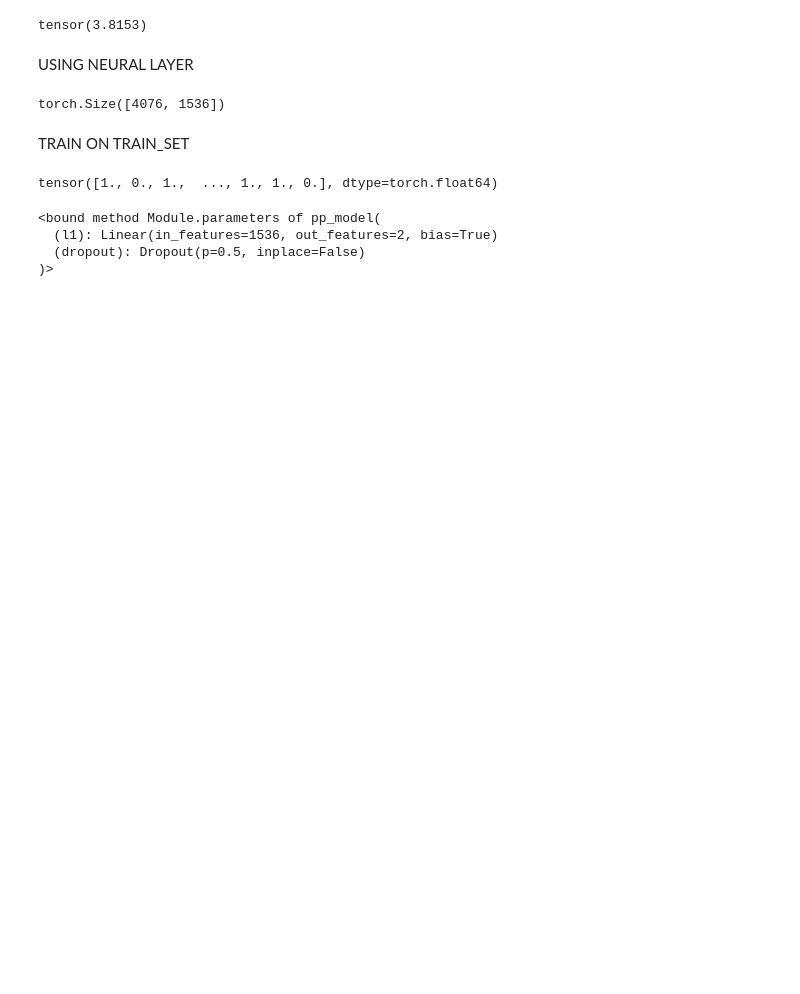
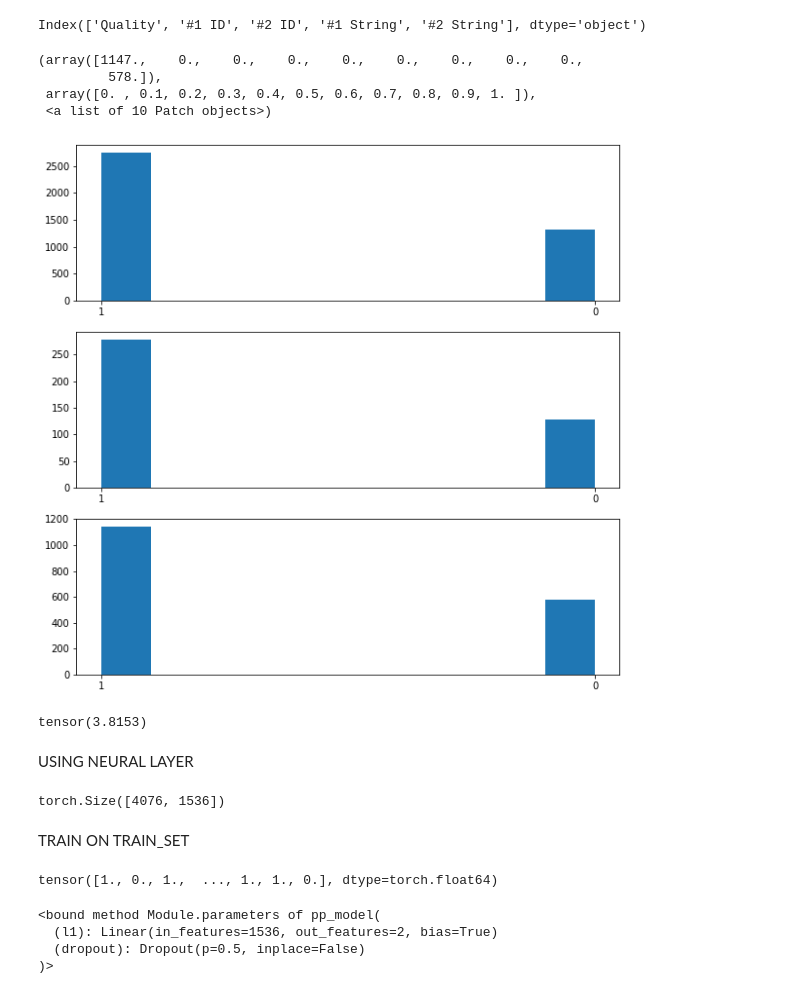
Before and after one commit to Ok3ks/Paraphrase-detection, a Jupyter notebook: paraphrase.ipynb, the cells around one changed output. Drawn from its saved outputs; the diff is of its cells as text; code cells hidden in the pictures; blank space fills up the shorter version.

```diff
--- a/paraphrase.ipynb
+++ b/paraphrase.ipynb
@@ -138,10 +124,9 @@ raw_train
 # %%
-MRPC = "/users/max/Desktop/NLP/Advanced_NLP/Deep_Learning_Transformers_Week7/lab8/MRPC"
+MRPC = "Mrpc"
 
 os.listdir(MRPC)
 
 train = MRPC + '/msr_paraphrase_train.txt'
 dev = MRPC + '/msr_paraphrase_dev.tsv'
 test = MRPC + '/msr_paraphrase_test.txt'
-
 label2id = {1: "paraphrase", 0: "not paraphrase"}
@@ -150,10 +133,21 @@ columns = ["Quality", "#1 ID", "#2 ID", "#1 String", "#2 String"]
 # %%
-from torch import seed
-
 raw_train = pd.DataFrame(load_tsv(train))
 raw_dev = pd.DataFrame(load_tsv(dev))
 raw_test = pd.DataFrame(load_tsv(test))
+
+columns = raw_train.columns
+print(columns)
+# %% [output]
+Index(['Quality', '#1 ID', '#2 ID', '#1 String', '#2 String'], dtype='object')
-# %%
-raw_train = raw_train.sample(frac = 1.0)
-raw_dev = raw_dev.sample(frac = 1.0)
-raw_test = raw_test.sample(frac = 1.0)
+# %%
+fig,ax = plt.subplots(3, figsize = (10,10))
+
+ax[0].hist(raw_train.Quality)
+ax[1].hist(raw_dev.Quality)
+ax[2].hist(raw_test.Quality)
+# %% [output]
+(array([1147.,    0.,    0.,    0.,    0.,    0.,    0.,    0.,    0.,
+         578.]),
+ array([0. , 0.1, 0.2, 0.3, 0.4, 0.5, 0.6, 0.7, 0.8, 0.9, 1. ]),
+ <a list of 10 Patch objects>)
+[figure, added]
```
Also changed, not shown: parts of 7 cells of this notebook.
